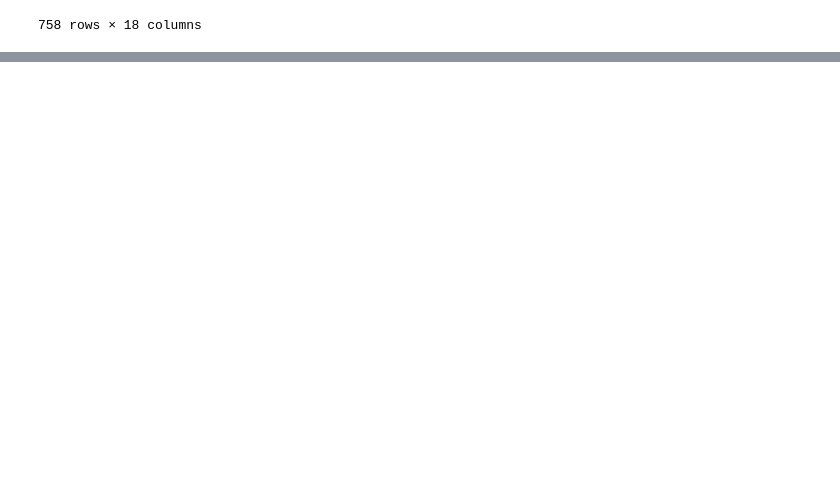
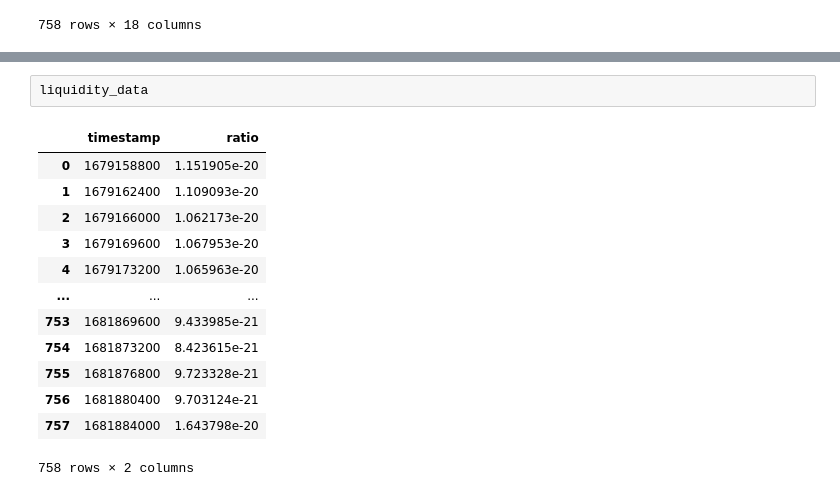
Before and after one commit to Fooooooooooox/learn_uniswapv3, a Jupyter notebook: strategies/part4_constantRange.ipynb, the cells around one changed output, grey strips where cells are left out. Drawn from its saved outputs; the diff is of its cells as text; blank space fills up the shorter version.

```diff
--- a/strategies/part4_constantRange.ipynb
+++ b/strategies/part4_constantRange.ipynb
@@ -299,0 +287,16 @@ this is the upper price:  562060828.0384446
+# %%
+liquidity_data
+# %% [output]
+|  | timestamp | ratio |
+| 0 | 1679158800 | 1.151905e-20 |
+| 1 | 1679162400 | 1.109093e-20 |
+| 2 | 1679166000 | 1.062173e-20 |
+| 3 | 1679169600 | 1.067953e-20 |
+| 4 | 1679173200 | 1.065963e-20 |
+| ... | ... | ... |
+| 753 | 1681869600 | 9.433985e-21 |
+| 754 | 1681873200 | 8.423615e-21 |
+| 755 | 1681876800 | 9.723328e-21 |
+| 756 | 1681880400 | 9.703124e-21 |
+| 757 | 1681884000 | 1.643798e-20 |
+758 rows × 2 columns
```
Also changed, not shown: parts of 15 cells of this notebook, 1 other file.
